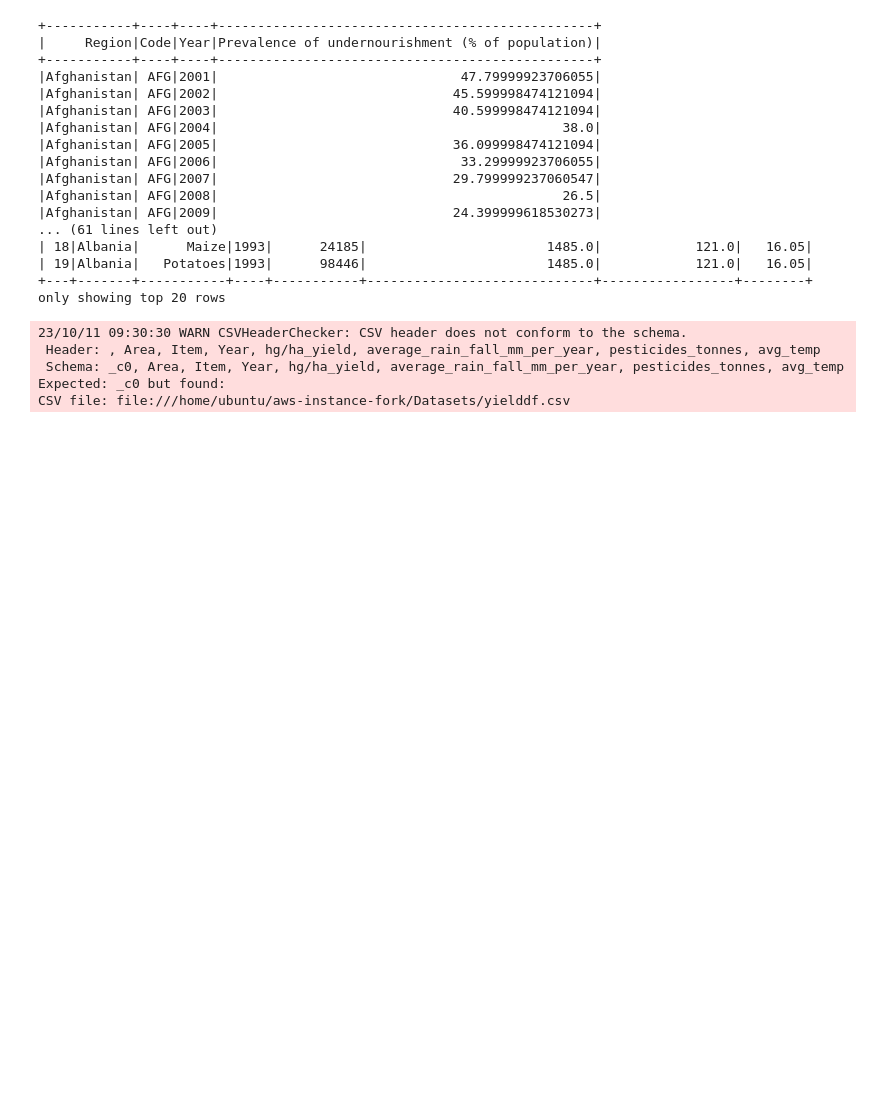
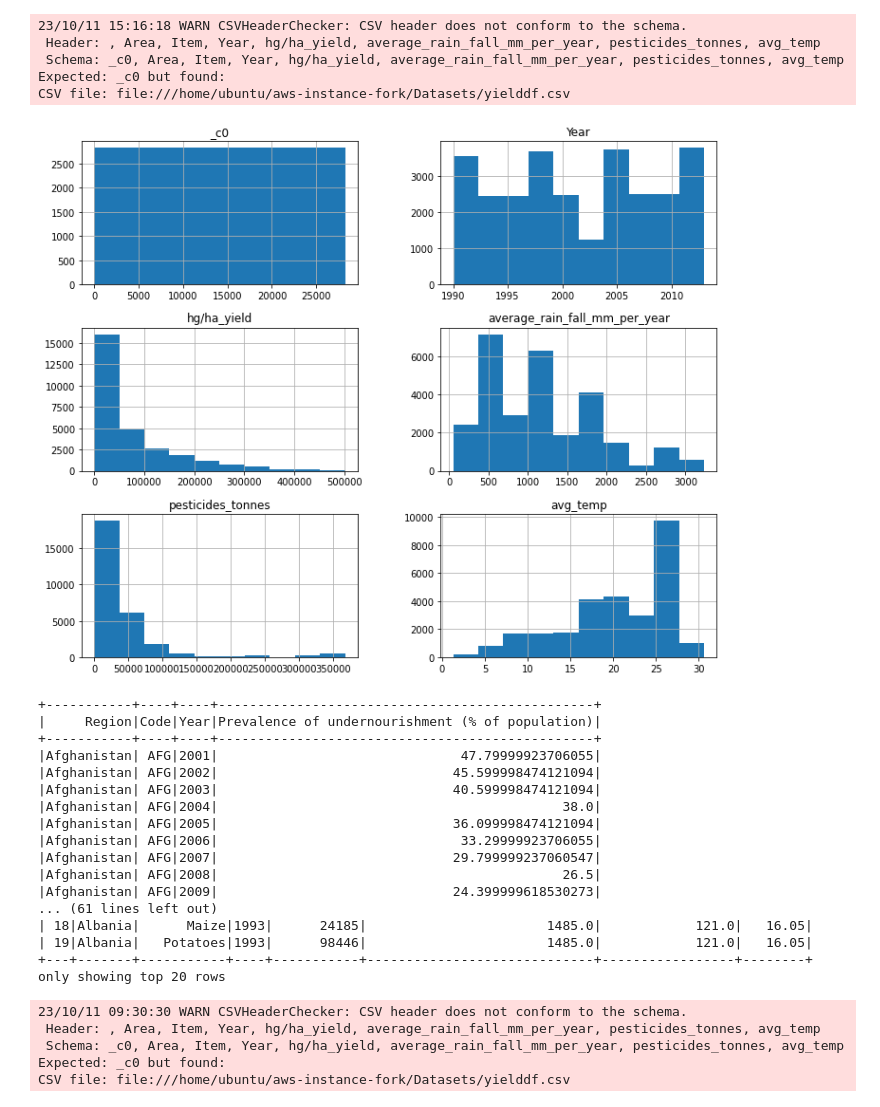
Before and after one commit to 1006413349/Infosys722-Iteration4, a Jupyter notebook: i4.ipynb, the cells around one changed output. Cells and saved outputs as stored; diff of their text form; code cells hidden in the pictures; blank space fills up the shorter version.

```diff
--- a/i4.ipynb
+++ b/i4.ipynb
@@ -38,3 +56,14 @@ df4 = spark.read.csv('Datasets/yielddf.csv', inferSchema=True, header=True)
+# %%
+pandas_df = df4.toPandas()
+pandas_df.hist(figsize=(12, 10))
+plt.show()
+# %% [output]
+23/10/11 15:16:18 WARN CSVHeaderChecker: CSV header does not conform to the schema.
+ Header: , Area, Item, Year, hg/ha_yield, average_rain_fall_mm_per_year, pesticides_tonnes, avg_temp
+ Schema: _c0, Area, Item, Year, hg/ha_yield, average_rain_fall_mm_per_year, pesticides_tonnes, avg_temp
+Expected: _c0 but found:
+CSV file: file:///home/ubuntu/aws-instance-fork/Datasets/yielddf.csv
+[figure, added]
 # %%
 # pandas
 file1 = 'Datasets/worldriskindex.csv'
```
Also changed, not shown: parts of 4 cells of this notebook.
